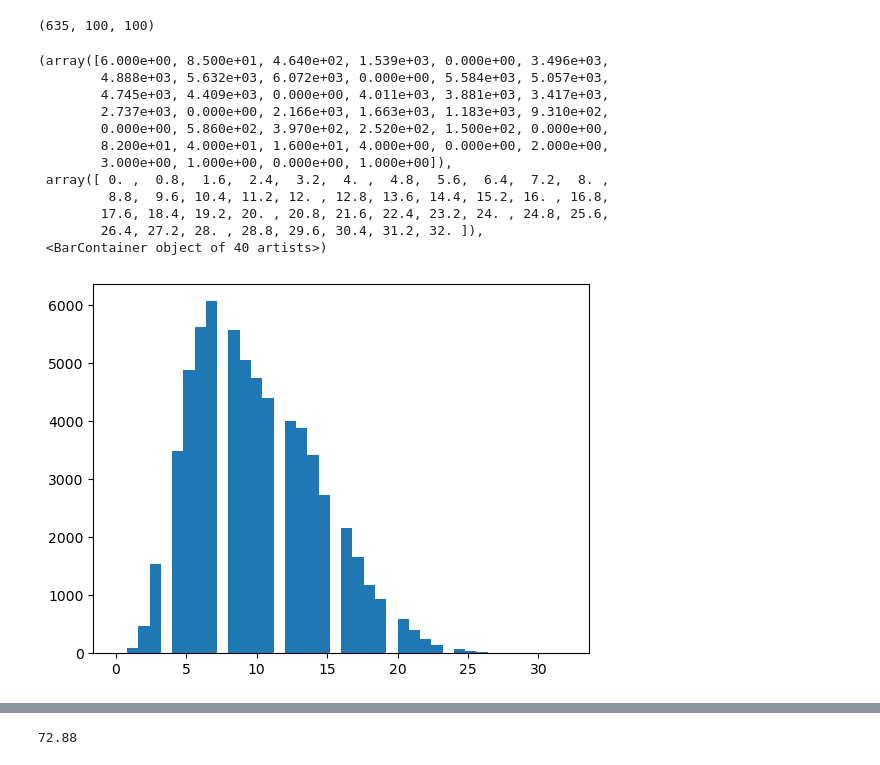
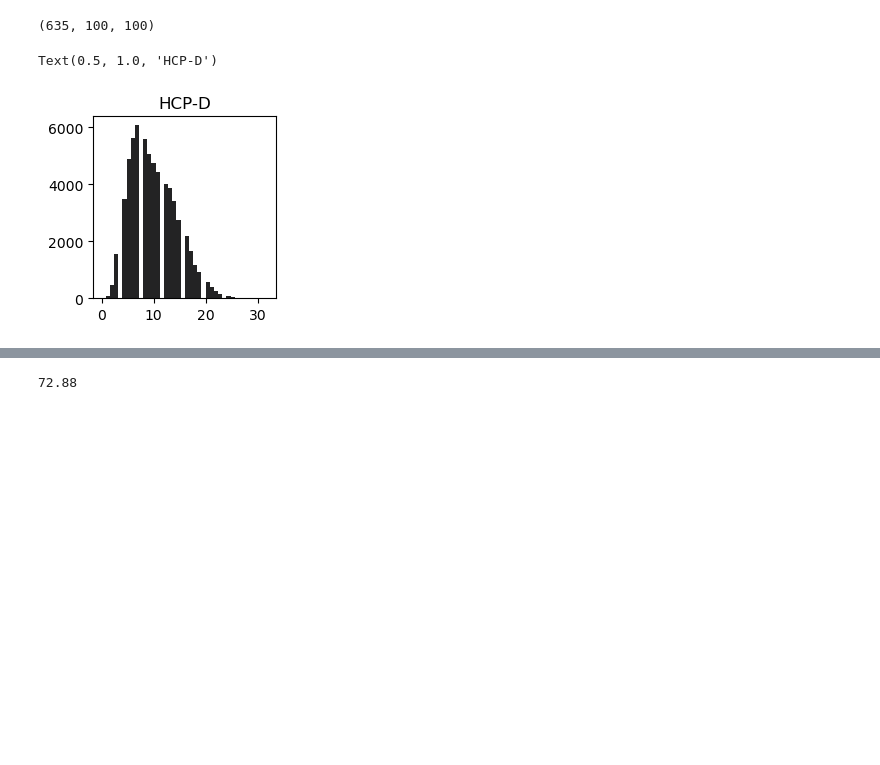
Before and after one commit to ad045/simba, a Jupyter notebook: src/preprocessing/00_1_analysing_suarez_MaMI_data.ipynb, the cells around one changed output, grey strips where cells are left out. Cells and saved outputs as stored; diff of their text form; code cells hidden in the pictures; blank space fills up the shorter version.

```diff
--- a/src/preprocessing/00_1_analysing_suarez_MaMI_data.ipynb
+++ b/src/preprocessing/00_1_analysing_suarez_MaMI_data.ipynb
@@ -34,20 +36,16 @@ conns_hcp.shape
 # %% [output]
 (635, 100, 100)
 # %%
+from IPython.core.pylabtools import figsize
+from vizman import viz
+
+plt.figure(figsize=viz.cm_to_inch((6,6)))
 degrees = np.sum(conns_hcp, axis=-1)
-plt.hist(degrees.reshape(-1,1), bins=40)
+plt.hist(degrees.reshape(-1,1),
+         bins=40,
+         color=COLOR_SCHEME["hcp_schaefer_100_dataset_gnm"])
+plt.title("HCP-D")
 # %% [output]
-(array([6.000e+00, 8.500e+01, 4.640e+02, 1.539e+03, 0.000e+00, 3.496e+03,
-        4.888e+03, 5.632e+03, 6.072e+03, 0.000e+00, 5.584e+03, 5.057e+03,
-        4.745e+03, 4.409e+03, 0.000e+00, 4.011e+03, 3.881e+03, 3.417e+03,
-        2.737e+03, 0.000e+00, 2.166e+03, 1.663e+03, 1.183e+03, 9.310e+02,
-        0.000e+00, 5.860e+02, 3.970e+02, 2.520e+02, 1.500e+02, 0.000e+00,
-        8.200e+01, 4.000e+01, 1.600e+01, 4.000e+00, 0.000e+00, 2.000e+00,
-        3.000e+00, 1.000e+00, 0.000e+00, 1.000e+00]),
- array([ 0. ,  0.8,  1.6,  2.4,  3.2,  4. ,  4.8,  5.6,  6.4,  7.2,  8. ,
-         8.8,  9.6, 10.4, 11.2, 12. , 12.8, 13.6, 14.4, 15.2, 16. , 16.8,
-        17.6, 18.4, 19.2, 20. , 20.8, 21.6, 22.4, 23.2, 24. , 24.8, 25.6,
-        26.4, 27.2, 28. , 28.8, 29.6, 30.4, 31.2, 32. ]),
- <BarContainer object of 40 artists>)
+Text(0.5, 1.0, 'HCP-D')
-[figure, old version]
+[figure, new version]
 # %%
```
Also changed, not shown: parts of 2 cells of this notebook, 4 other files.
